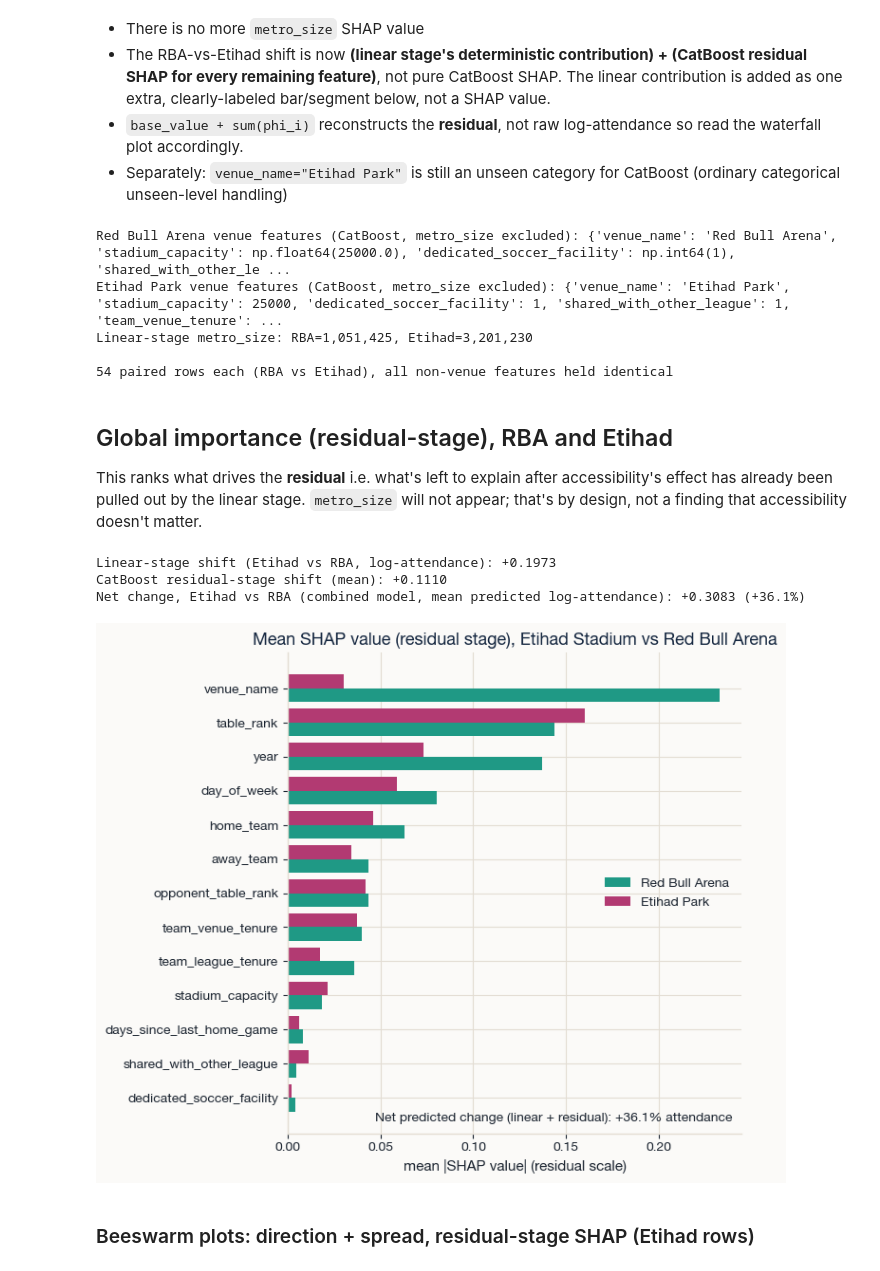
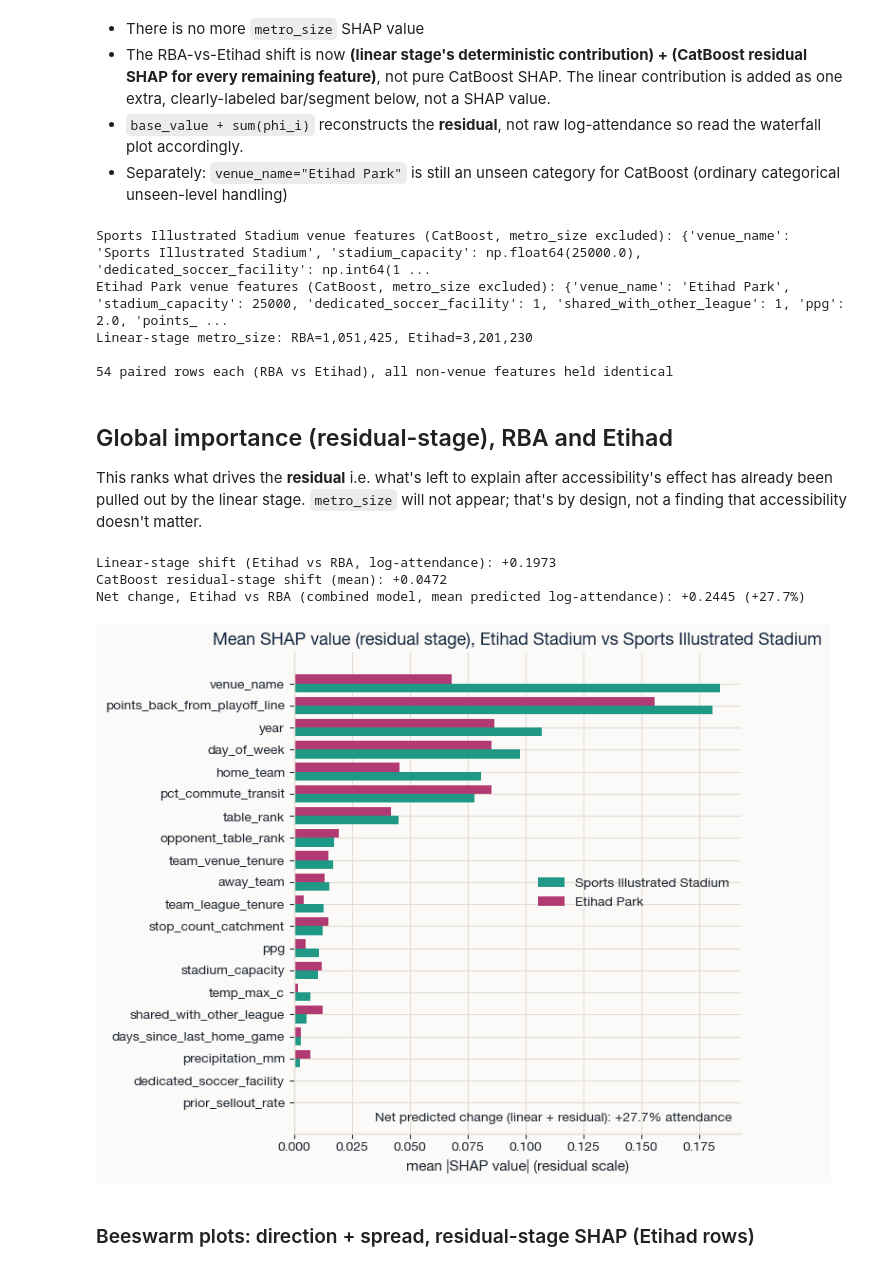
Before and after one commit to isabelpt/nwsl-gotham-relocation, a Jupyter notebook: code/12_shap_mechanism_check.ipynb, the cells around one changed output. Drawn from its saved outputs; the diff is of its cells as text; code cells hidden in the pictures.

Commit message:
made model more robust

```diff
--- a/code/12_shap_mechanism_check.ipynb
+++ b/code/12_shap_mechanism_check.ipynb
@@ -24,9 +24,10 @@ DATA_PROCESSED_DIR = os.path.join("..", "data", "processed")
 OUTPUT_DIR = os.path.join("..", "output")
 
 CAT_FEATURES = ["day_of_week", "venue_name", "home_team", "away_team"]
+NEW_COLS = ['ppg', 'points_back_from_playoff_line', 'temp_max_c', 'precipitation_mm', 'stop_count_catchment', 'pct_commute_transit', 'prior_sellout_rate']  # ppg/playoff-distance/weather/transit-dependence/sellout-history -- see 11
 NUM_FEATURES = ["table_rank", "opponent_table_rank", "days_since_last_home_game", "year",
                  "stadium_capacity", "dedicated_soccer_facility", "shared_with_other_league",
-                 "team_venue_tenure", "team_league_tenure"]  # metro_size excluded -- see intro
+                 "team_venue_tenure", "team_league_tenure"] + NEW_COLS  # metro_size excluded -- see intro
 FEATURES = CAT_FEATURES + NUM_FEATURES
 
 catboost_model = CatBoostRegressor()
@@ -43,16 +44,17 @@ def linear_pred(metro_size):
 
 df = pd.read_csv(os.path.join(DATA_PROCESSED_DIR, "catboost_training_table.csv"))
 
-# Red Bull Arena's real venue features (most recent 2026 game)
+# Sports Illustrated Stadium's real venue features (most recent 2026 game)
 gotham_rba = df[(df["home_team"] == "NJ/NY Gotham FC") & df["stadium_capacity"].notna() & (df["year"] == 2026)]
 rba_venue = gotham_rba.sort_values("date_time_utc").iloc[-1] if "date_time_utc" in df.columns else gotham_rba.iloc[-1]
 RBA_METRO_SIZE = rba_venue["metro_size"]
 RBA_FEATURES = {
-    "venue_name": "Red Bull Arena", "stadium_capacity": rba_venue["stadium_capacity"],
+    "venue_name": "Sports Illustrated Stadium", "stadium_capacity": rba_venue["stadium_capacity"],
     "dedicated_soccer_facility": rba_venue["dedicated_soccer_facility"],
     "shared_with_other_league": rba_venue["shared_with_other_league"],
     "team_venue_tenure": rba_venue["team_venue_tenure"],
     "team_league_tenure": rba_venue["team_league_tenure"],
+    **{col: rba_venue[col] for col in NEW_COLS},
 }
 
 # Etihad Park's real venue features and the opponent x day synthetic grid pulled from notebook 11.
@@ -60,10 +62,12 @@ etihad_row = pd.read_csv(os.path.join(OUTPUT_DIR, "etihad_venue_features.csv")).
 ETIHAD_METRO_SIZE = etihad_row["metro_size"]
 ETIHAD_FEATURES = {k: v for k, v in etihad_row.items() if k != "metro_size"}
 ETIHAD_FEATURES["team_venue_tenure"] = 0
-ETIHAD_FEATURES["team_league_tenure"] = np.nan
+# Gotham (formerly Sky Blue FC) is a 2013 founding-era team -- see 09's FOUNDING_YEAR_OVERRIDE --
+# so this is a real, in-range value (13, matching this team's own observed training max), not NaN.
+ETIHAD_FEATURES["team_league_tenure"] = 2026 - 2013
 base_rows = pd.read_csv(os.path.join(OUTPUT_DIR, "gotham_synthetic_grid_base.csv")).to_dict("records")
 
-print(f"Red Bull Arena venue features (CatBoost, metro_size excluded): {RBA_FEATURES}")
+print(f"Sports Illustrated Stadium venue features (CatBoost, metro_size excluded): {RBA_FEATURES}")
 print(f"Etihad Park venue features (CatBoost, metro_size excluded): {ETIHAD_FEATURES}")
 print(f"Linear-stage metro_size: RBA={RBA_METRO_SIZE:,.0f}, Etihad={ETIHAD_METRO_SIZE:,.0f}")
 
@@ -79,8 +83,8 @@ explainer = shap.TreeExplainer(catboost_model)
 shap_values_rba = explainer(rba_rows[FEATURES])
 shap_values_etihad = explainer(etihad_rows[FEATURES])
 # %% [output]
-Red Bull Arena venue features (CatBoost, metro_size excluded): {'venue_name': 'Red Bull Arena', 'stadium_capacity': np.float64(25000.0), 'dedicated_soccer_facility': np.int64(1), 'shared_with_other_le ...
-Etihad Park venue features (CatBoost, metro_size excluded): {'venue_name': 'Etihad Park', 'stadium_capacity': 25000, 'dedicated_soccer_facility': 1, 'shared_with_other_league': 1, 'team_venue_tenure': ...
+Sports Illustrated Stadium venue features (CatBoost, metro_size excluded): {'venue_name': 'Sports Illustrated Stadium', 'stadium_capacity': np.float64(25000.0), 'dedicated_soccer_facility': np.int64(1 ...
+Etihad Park venue features (CatBoost, metro_size excluded): {'venue_name': 'Etihad Park', 'stadium_capacity': 25000, 'dedicated_soccer_facility': 1, 'shared_with_other_league': 1, 'ppg': 2.0, 'points_ ...
 Linear-stage metro_size: RBA=1,051,425, Etihad=3,201,230
 
 54 paired rows each (RBA vs Etihad), all non-venue features held identical
@@ -100,38 +104,38 @@ mean_abs_rba = pd.Series(np.abs(shap_values_rba.values).mean(axis=0), index=FEAT
 mean_abs_etihad = pd.Series(np.abs(shap_values_etihad.values).mean(axis=0), index=FEATURES)
 order = mean_abs_rba.sort_values(ascending=False).index
 
 y = np.arange(len(order))
 fig, ax = plt.subplots(figsize=(7, 6))
-ax.barh(y + 0.2, mean_abs_rba[order], height=0.4, color=NWSL_PALETTE[2], label="Red Bull Arena")
+ax.barh(y + 0.2, mean_abs_rba[order], height=0.4, color=NWSL_PALETTE[2], label="Sports Illustrated Stadium")
 ax.barh(y - 0.2, mean_abs_etihad[order], height=0.4, color=NWSL_PALETTE[3], label="Etihad Park")
 ax.set_yticks(y, order)
 ax.invert_yaxis()
 ax.set_xlabel("mean |SHAP value| (residual scale)")
 ax.legend()
 
 # Net change = linear component's shift + CatBoost residual's shift (NOT catboost_model.predict
 # alone -- that only reconstructs the residual now, not the full log-attendance prediction).
 linear_shift_log = linear_pred(ETIHAD_METRO_SIZE) - linear_pred(RBA_METRO_SIZE)
 resid_pred_rba = catboost_model.predict(rba_rows[FEATURES])
 resid_pred_etihad = catboost_model.predict(etihad_rows[FEATURES])
 resid_shift_log = resid_pred_etihad.mean() - resid_pred_rba.mean()
 net_change_log = linear_shift_log + resid_shift_log
 net_change_pct = np.exp(net_change_log) - 1
 print(f"Linear-stage shift (Etihad vs RBA, log-attendance): {linear_shift_log:+.4f}")
 print(f"CatBoost residual-stage shift (mean): {resid_shift_log:+.4f}")
 print(f"Net change, Etihad vs RBA (combined model, mean predicted log-attendance): "
       f"{net_change_log:+.4f} ({net_change_pct:+.1%})")
 ax.text(0.98, 0.02, f"Net predicted change (linear + residual): {net_change_pct:+.1%} attendance",
         transform=ax.transAxes, ha="right", va="bottom", fontsize=10, fontweight="bold")
-plt.title("Mean SHAP value (residual stage), Etihad Stadium vs Red Bull Arena")
+plt.title("Mean SHAP value (residual stage), Etihad Stadium vs Sports Illustrated Stadium")
 plt.tight_layout()
 plt.savefig(os.path.join(OUTPUT_DIR, "shap_rba_etihad_comparison.png"), dpi=150)
 plt.show()
 # %% [output]
 Linear-stage shift (Etihad vs RBA, log-attendance): +0.1973
-CatBoost residual-stage shift (mean): +0.1110
-Net change, Etihad vs RBA (combined model, mean predicted log-attendance): +0.3083 (+36.1%)
+CatBoost residual-stage shift (mean): +0.0472
+Net change, Etihad vs RBA (combined model, mean predicted log-attendance): +0.2445 (+27.7%)
-[figure, old version]
+[figure, new version]
 # %% [markdown]
 ### Beeswarm plots: direction + spread, residual-stage SHAP (Etihad rows)
 # %%
```
Also changed, not shown: parts of 3 cells of this notebook, 55 other files.
